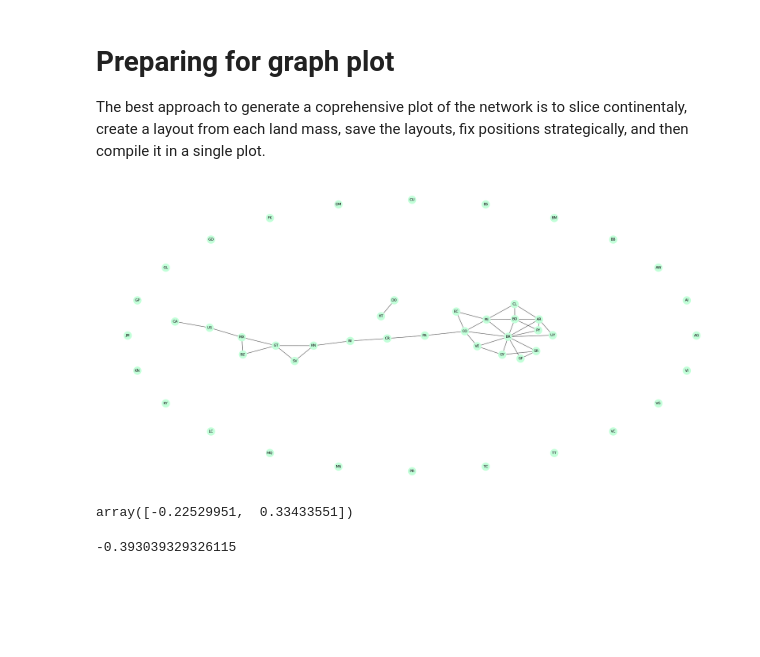
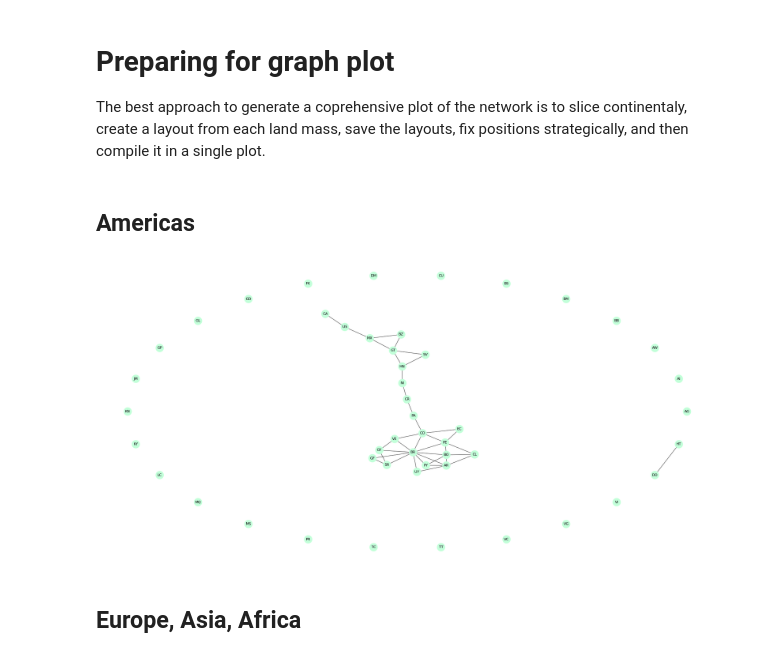
Before and after one commit to maikelps/TheWorldAsAGraph, a Jupyter notebook: World_graph.ipynb, the cells around one changed output. Drawn from its saved outputs; the diff is of its cells as text; code cells hidden in the pictures; blank space fills up the shorter version.

Commit message:
world layout

```diff
--- a/World_graph.ipynb
+++ b/World_graph.ipynb
@@ -58,6 +58,9 @@ continents.loc['SH'] = 'Africa'
 continents.loc['SX'] = 'America'
 continents.loc['UM'] = 'Oceania'
 continents.loc['WF'] = 'Oceania'
+
+# Dropping duplicates
+continents = continents.loc[~continents.index.duplicated()]
 # %%
 # Merging continental info for easy slicing
 dfbord = dfbord.merge(continents, left_index=True, right_index=True, how='left')
@@ -83,6 +82,6 @@ dfbord.loc['AG', 'continent']
 # %%
 color_mapping = {
-    'Europe' : '#04364A', # blue-green
+    'Europe' : '#086b93', # blue-green
     'Asia' : '#FF4848', #pink
     'Africa' : '#FFD371', #yellow-softpeach
     'Americas' : '#C2FFD9', # turquoise
@@ -94,22 +93,24 @@ color_mapping = {
 
 The best approach to generate a coprehensive plot of the network is to slice continentaly, create a layout from each land mass, save the layouts, fix positions strategically, and then compile it in a single plot.
 # %%
-def circular_layout_isolated_nodes(positions_dict, isolated_nodes, radius = 4, offset = 0):
+def circular_layout_isolated_nodes(positions_dict, isolated_nodes, radius = 4, horz_offset = 0, vert_offset = 0):
 
     angle = 2 * np.pi / len(isolated_nodes)
     for i, node in enumerate(isolated_nodes):
-        x = radius * np.cos(i * angle)
-        y = radius * np.sin(i * angle) - offset
+        x = radius * np.cos(i * angle) - horz_offset
+        y = radius * np.sin(i * angle) - vert_offset
         positions_dict[node] = (x, y)
 
     return positions_dict
+# %% [markdown]
+## Americas
 # %%
 # Americas
 amGR = nx.Graph()
 
 # Filtered frame
-_CONTINENT = 'Americas'
-fr = dfbord.query("continent == @_CONTINENT")
+_CONTINENTS = ['Americas']
+fr = dfbord.query("continent.isin(@_CONTINENTS)")
 
 vrtxs = fr.index.unique()
 edges = (fr
@@ -127,38 +128,32 @@ amGR.add_edges_from(edges)
 # %%
 # Identify nodes with no edges (degree 0)
 isolated_nodes = [node for node, degree in amGR.degree() if degree == 0]
+
+# To avoid overlay of Dominican Republic and Haiti with continental mass
+isolated_nodes.append('DO')
+isolated_nodes.append('HT')
 
 # Compute the layout for nodes with edges
 amer_pos = nx.kamada_kawai_layout(amGR.subgraph([node for node in amGR if node not in isolated_nodes]), scale=5)
 
 # Plotting isolated nodes
-amer_pos = circular_layout_isolated_nodes(amer_pos, isolated_nodes, radius=6)
-
-# Extra manual fix to avoid overlay of Dominican Republic and Haiti with continental mass
-for key in ['DO', 'HT']:
-    amer_pos[key] = [ amer_pos[key][0], amer_pos[key][1] + 1 ]
+amer_pos = circular_layout_isolated_nodes(amer_pos, isolated_nodes, radius=7)
 
 # Getting propper color mapping
 COLORS = [ color_mapping[continents.loc[nodes, 'continent']] for nodes in list(amGR.nodes)]
 
 plt.figure(figsize=(25,12))
 
 # Draw nodes
 nx.draw_networkx_nodes(amGR, amer_pos, node_size=300, node_color=COLORS, alpha=1)
 # Draw edges
 nx.draw_networkx_edges(amGR, amer_pos, width=0.7, alpha=0.9)
 # Draw node labels
 nx.draw_networkx_labels(amGR, amer_pos, labels={node: node for node in vrtxs}, font_size=8)
 
 sns.despine(top=True, right=True, left=True, bottom=True)
 plt.show()
 # %% [output]
-[figure, old version]
+[figure, new version]
-# %%
-pos['DO']
-# %% [output]
-array([-0.22529951,  0.33433551])
-# %%
-pos['HT']
-# %% [output]
--0.393039329326115
+# %% [markdown]
+## Europe, Asia, Africa
```
Also changed, not shown: parts of 5 cells of this notebook.
